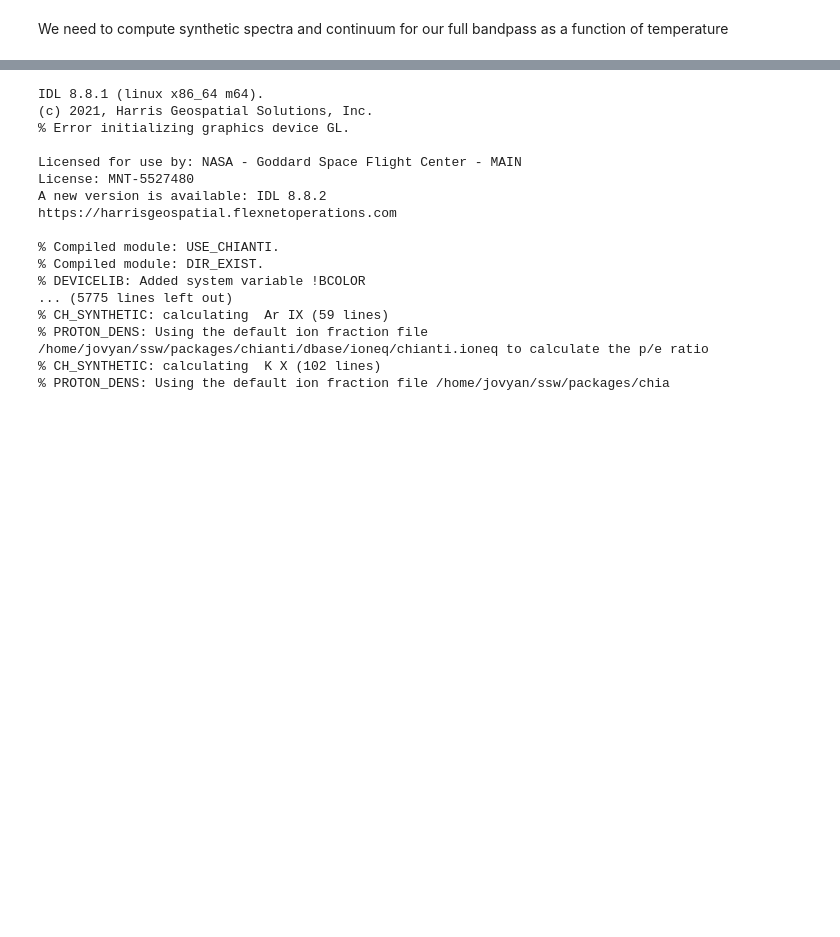
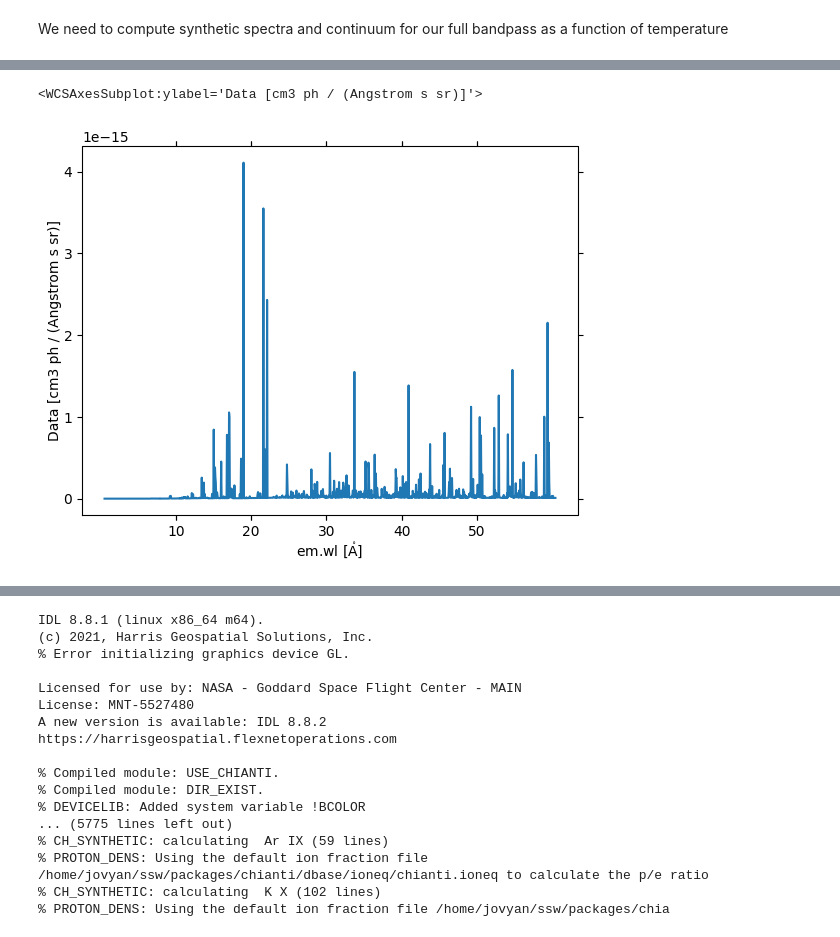
Before and after one commit to wtbarnes/moxsi-science-planning, a Jupyter notebook: notebooks/compute_spectra.ipynb, the cells around one changed output, grey strips where cells are left out. Drawn from its saved outputs; the diff is of its cells as text; code cells hidden in the pictures; blank space fills up the shorter version.

```diff
--- a/notebooks/compute_spectra.ipynb
+++ b/notebooks/compute_spectra.ipynb
@@ -19,0 +39,7 @@ from response import Channel, SpectrogramChannel
+# %%
+spec_table_bin_55mA = SpectralModel.build_spectral_table(abundance_filename='sun_coronal_1992_feldman_ext.abund',
+                                                temperature=temperature,
+                                                density=density,
+                                                delta_wave=55*u.milliangstrom,
+                                                use_lookup_table=True,
+                                                ion_list=None)
@@ -19,0 +57,5 @@ from response import Channel, SpectrogramChannel
+# %%
+spec_table_bin_55mA[0,:].plot()
+#plt.yscale('log')
+#plt.ylim(1e-18, 1e-14)
+# %% [output]
@@ -19,0 +63,2 @@ from response import Channel, SpectrogramChannel
+<WCSAxesSubplot:ylabel='Data [cm3 ph / (Angstrom s sr)]'>
+[figure, added]
```
Also changed, not shown: parts of 21 cells of this notebook, 1 other file.
